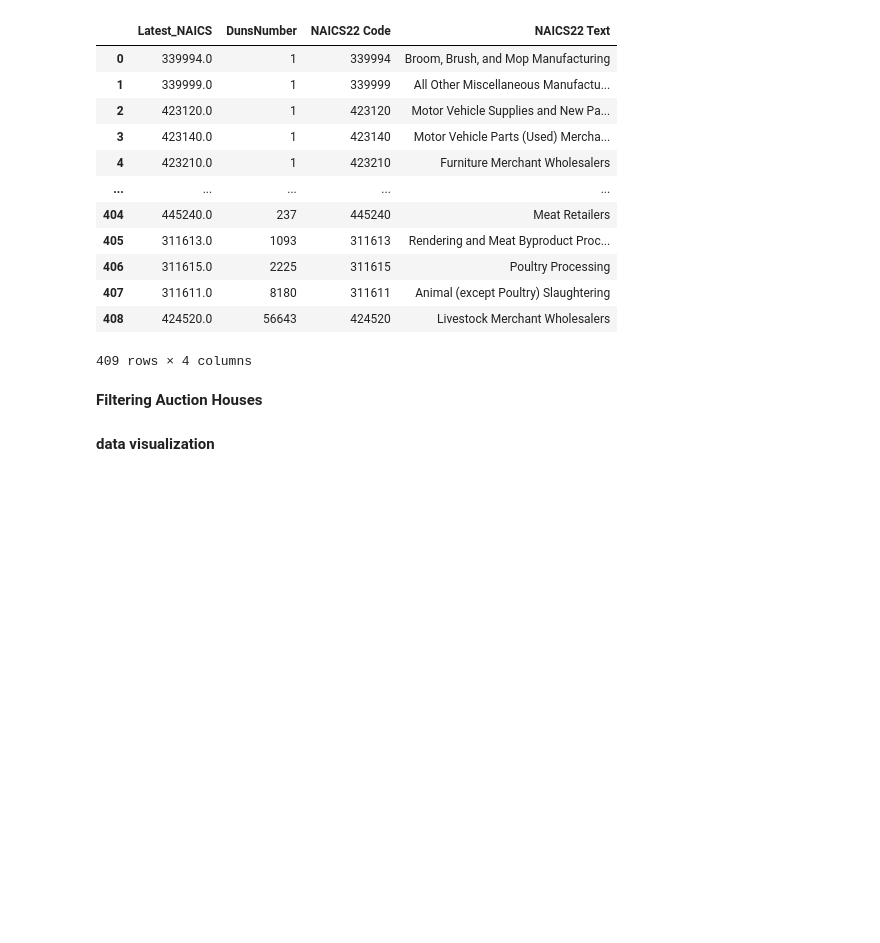
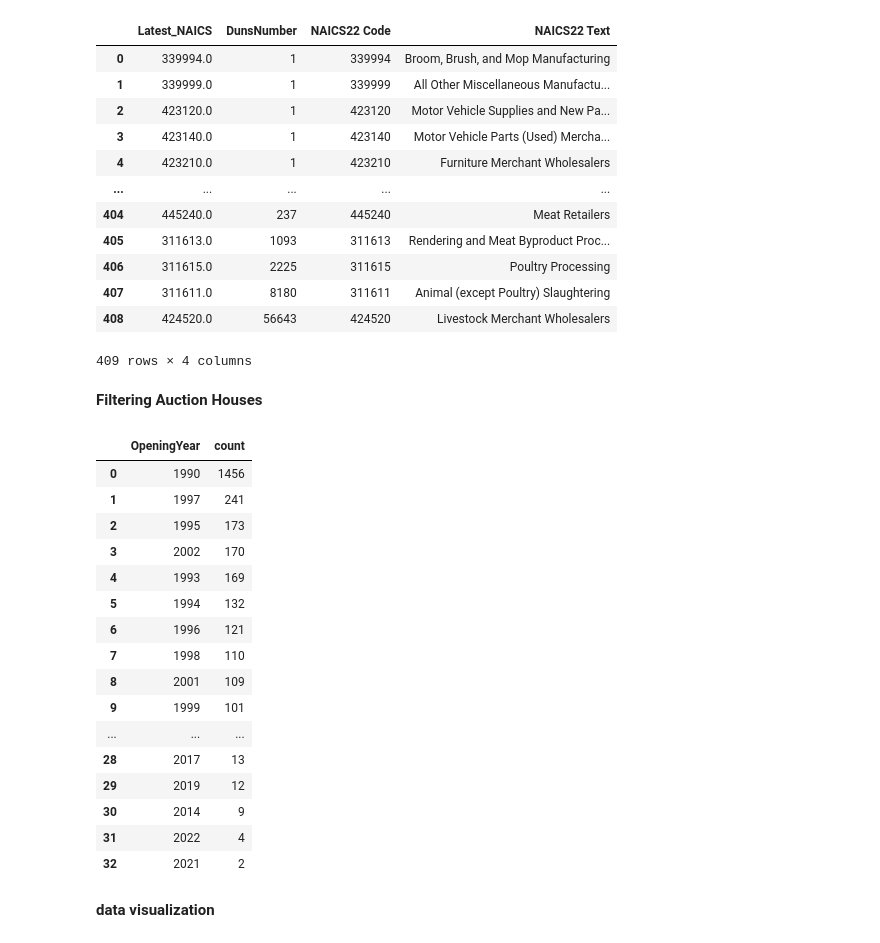
Before and after one commit to dsi-clinic/2024-winter-rafi-poultry, a Jupyter notebook: auction-analysis/EDA_pipeline.ipynb, the cells around one changed output. Drawn from its saved outputs; the diff is of its cells as text; code cells hidden in the pictures; blank space fills up the shorter version.

```diff
--- a/auction-analysis/EDA_pipeline.ipynb
+++ b/auction-analysis/EDA_pipeline.ipynb
@@ -85,0 +86,20 @@ close_flux = close_flux.sort_values(by = 'ClosingYear').reset_index().rename(col
+# %%
+open_flux.reset_index()
+# %% [output]
+|  | OpeningYear | count |
+| 0 | 1990 | 1456 |
+| 1 | 1997 | 241 |
+| 2 | 1995 | 173 |
+| 3 | 2002 | 170 |
+| 4 | 1993 | 169 |
+| 5 | 1994 | 132 |
+| 6 | 1996 | 121 |
+| 7 | 1998 | 110 |
+| 8 | 2001 | 109 |
+| 9 | 1999 | 101 |
+| ... | ... | ... |
+| 28 | 2017 | 13 |
+| 29 | 2019 | 12 |
+| 30 | 2014 | 9 |
+| 31 | 2022 | 4 |
+| 32 | 2021 | 2 |
```
Also changed, not shown: parts of 9 cells of this notebook, 1 other file.
